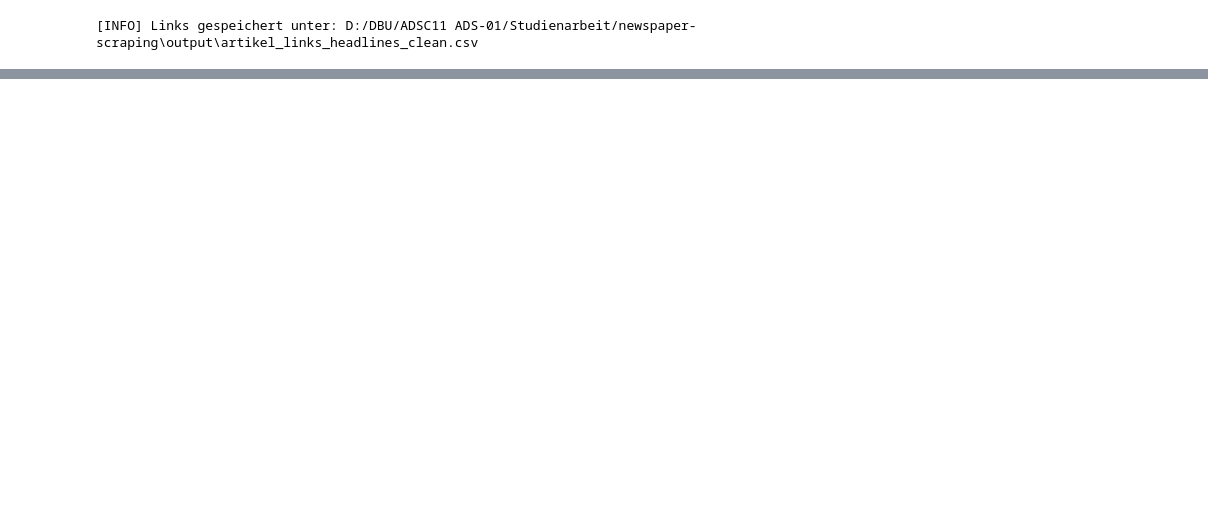
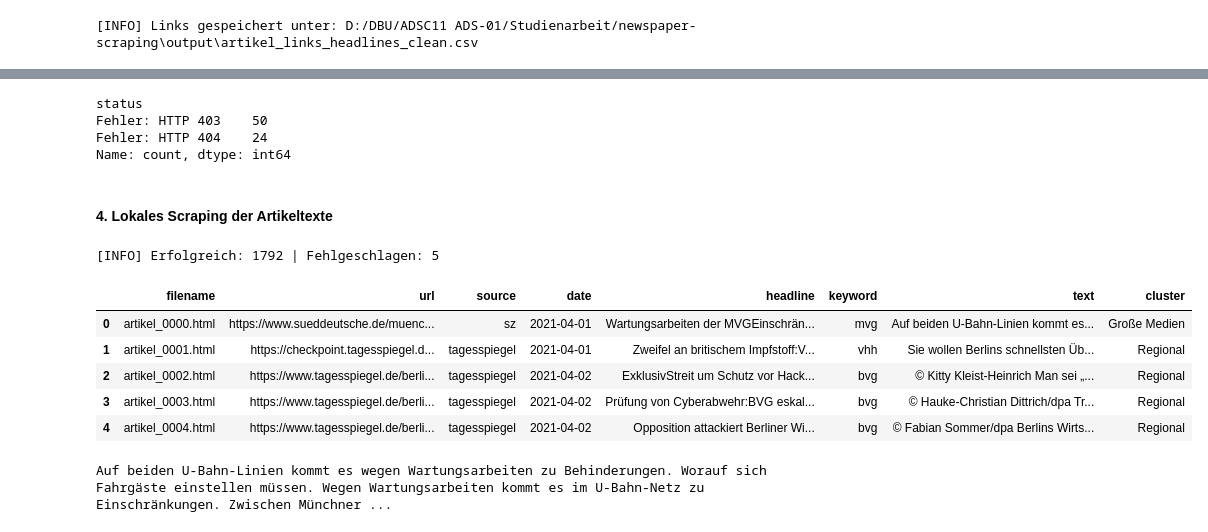
Before and after one commit to MartaCunillGartmann/newspaper-scraping, a Jupyter notebook: notebooks/05_artikeltexte_scrapen.ipynb, the cells around one changed output, grey strips where cells are left out. Cells and saved outputs as stored; diff of their text form; code cells hidden in the pictures; blank space fills up the shorter version.

Commit message:
05: switched to download, local scraping, updated comments

```diff
--- a/notebooks/05_artikeltexte_scrapen.ipynb
+++ b/notebooks/05_artikeltexte_scrapen.ipynb
@@ -34,18 +36,24 @@ from scripts.textbereinigung import clean_and_split_text
 # Projektverzeichnis
 PROJECT_ROOT = r"D:/DBU/ADSC11 ADS-01/Studienarbeit/newspaper-scraping"
 
-# Datei für die Analyse
+# Linkliste mit Headlines und Keywords
 DATAPATH = os.path.join(PROJECT_ROOT, "output", "artikel_links_headlines.csv")
 
 # Output-Pfade
 OUTPUT_PATH = os.path.join(PROJECT_ROOT, "output")
 
-# Bereinigte DATAPATH
+# Bereinigte Linkliste mit Headlines und Keywords
 CSV_PATH = os.path.join(OUTPUT_PATH, "artikel_links_headlines_clean.csv")
-# Rohtexte nach Scraping
-CSV_PATH_RAW_ARTIKEL = os.path.join(OUTPUT_PATH, "artikeltexte_raw.csv")
-FAILED_PATH_RAW_ARTIKEL = os.path.join(OUTPUT_PATH, "artikeltexte_failed.csv")
 
-# Zerlegte Texte nach Scraping
-CSV_PATH_COUNTS = os.path.join(OUTPUT_PATH, "artikel_wortfrequenz.csv")
+# HTML-Dateien
+HTML_PATH = os.path.join(OUTPUT_PATH, "raw_artikel")
+CSV_PATH_HTML = os.path.join(HTML_PATH, "artikel_download_log.csv")
+FAILED_PATH_HTML = os.path.join(HTML_PATH, "artikel_download_failed.csv")
+
+# Lokal gescrapete Texte
+CSV_PATH_RAW_ARTIKEL = os.path.join(OUTPUT_PATH, "artikel_scraped.csv")
+FAILED_PATH_RAW_ARTIKEL = os.path.join(OUTPUT_PATH, "artikel_scraped_failed.csv")
+
+# Wortfrequenzen pro Artikel
+CSV_PATH_COUNTS = os.path.join(OUTPUT_PATH, "artikel_counts.csv")
 # %% [markdown]
@@ -337,0 +315,13 @@ print(f"[INFO] Anzahl erfolgreich verarbeiteter Artikel: {len(collection)}")
+# %%
+# Fehlerhafte Seiten laden
+df_failed = pd.read_csv(FAILED_PATH_HTML)
+
+# Überblick
+print(df_failed["status"].value_counts())
+# %% [output]
+status
+Fehler: HTTP 403    50
+Fehler: HTTP 404    24
+Name: count, dtype: int64
+# %% [markdown]
+#### 4. Lokales Scraping der Artikeltexte
@@ -337,0 +365,44 @@ print(f"[INFO] Anzahl erfolgreich verarbeiteter Artikel: {len(collection)}")
+# %%
+# Artikeltexte extrahieren: Lokales Scrpaing durchführen
+# Log der erfolgreichen Artikel laden
+df_links = pd.read_csv(CSV_PATH_HTML)
+
+# Ergebnis-Listen vorbereiten
+successful_articles = []
+failed_articles = []
+
+# Artikeltexte iterativ abrufen
+for entry in df_links.to_dict(orient="records"):
+    result = scrape_article_local(entry, HTML_PATH)
+    if "error" in result:
+        failed_articles.append(result)
+    else:
+        successful_articles.append(result)
+
+# Ergebnis anzeigen
+print(f"[INFO] Erfolgreich: {len(successful_articles)} | Fehlgeschlagen: {len(failed_articles)}")
+
+# Ergebnisse speichern
+pd.DataFrame(successful_articles).to_csv(CSV_PATH_RAW_ARTIKEL, index=False)
+pd.DataFrame(failed_articles).to_csv(FAILED_PATH_RAW_ARTIKEL, index=False)
+# %% [output]
+[INFO] Erfolgreich: 1792 | Fehlgeschlagen: 5
+# %%
+# Qualitätsprüfung: Ergebnis einlesen
+df_scraped = pd.read_csv(CSV_PATH_RAW_ARTIKEL)
+df_scraped.head()
+# %% [output]
+|  | filename | url | source | date | headline | keyword | text | cluster |
+| 0 | artikel_0000.html | https://www.sueddeutsche.de/muenc... | sz | 2021-04-01 | Wartungsarbeiten der MVGEinschrän... | mvg | Auf beiden U-Bahn-Linien kommt es... | Große Medien |
+| 1 | artikel_0001.html | https://checkpoint.tagesspiegel.d... | tagesspiegel | 2021-04-01 | Zweifel an britischem Impfstoff:V... | vhh | Sie wollen Berlins schnellsten Üb... | Regional |
+| 2 | artikel_0002.html | https://www.tagesspiegel.de/berli... | tagesspiegel | 2021-04-02 | ExklusivStreit um Schutz vor Hack... | bvg | © Kitty Kleist-Heinrich Man sei „... | Regional |
+| 3 | artikel_0003.html | https://www.tagesspiegel.de/berli... | tagesspiegel | 2021-04-02 | Prüfung von Cyberabwehr:BVG eskal... | bvg | © Hauke-Christian Dittrich/dpa Tr... | Regional |
+| 4 | artikel_0004.html | https://www.tagesspiegel.de/berli... | tagesspiegel | 2021-04-02 | Opposition attackiert Berliner Wi... | bvg | © Fabian Sommer/dpa Berlins Wirts... | Regional |
+# %%
+# Qualitätsprüfung: Text anzeigen artikel_0000.html
+text_mvg = df_scraped[df_scraped["filename"].isin(["artikel_0000.html"])]["text"].iloc[0]
+
+# Erste 1.000 Zeichen ausgeben
+print(text_mvg[:1000])
+# %% [output]
+Auf beiden U-Bahn-Linien kommt es wegen Wartungsarbeiten zu Behinderungen. Worauf sich Fahrgäste einstellen müssen. Wegen Wartungsarbeiten kommt es im U-Bahn-Netz zu Einschränkungen. Zwischen Münchner ...
```
Also changed, not shown: parts of 36 cells of this notebook.
